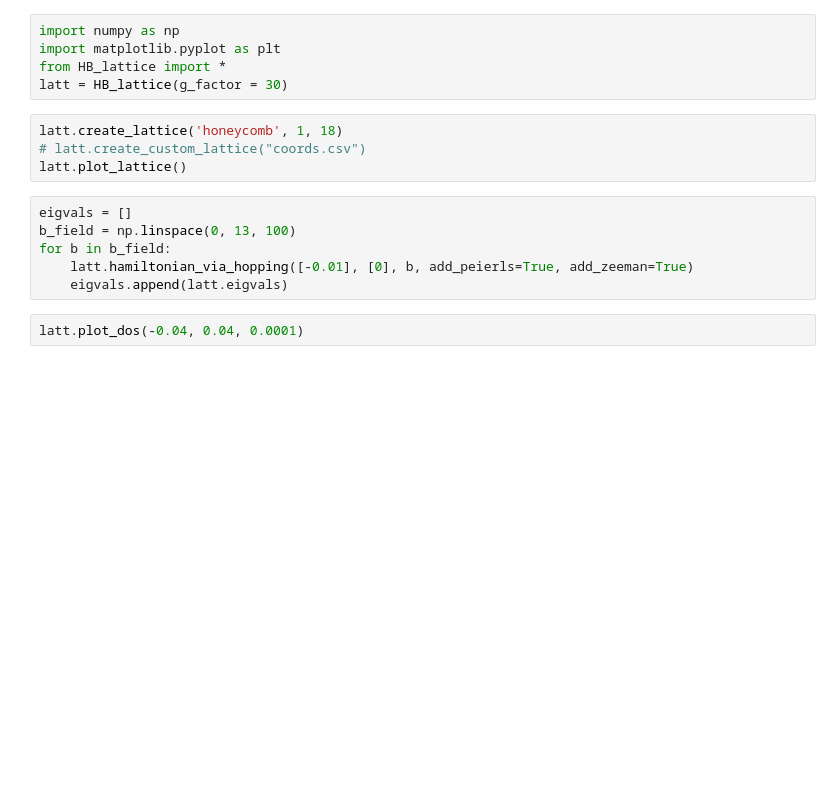
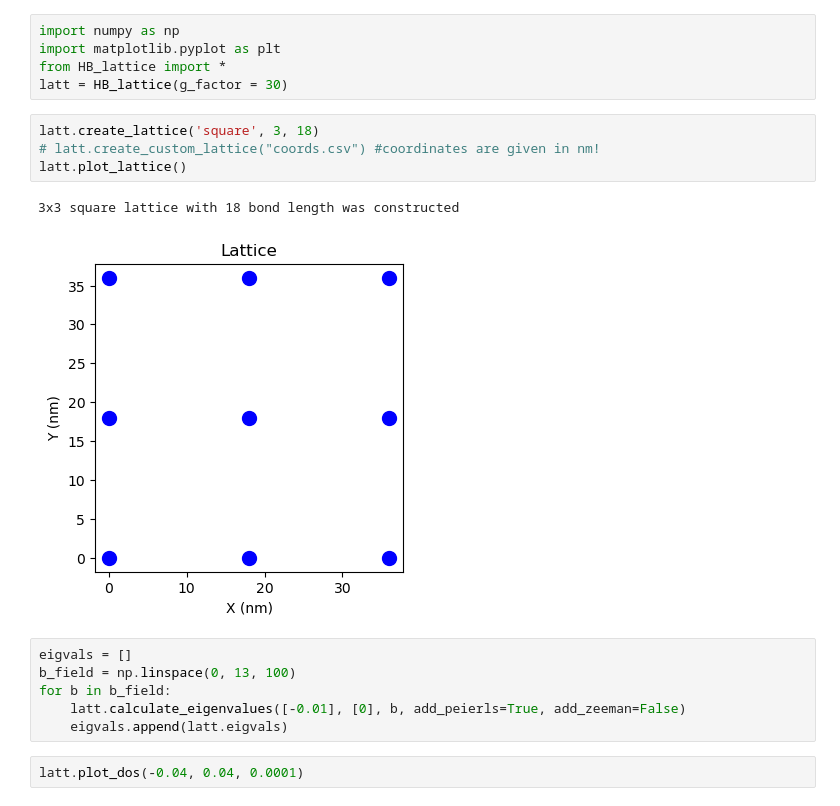
Before and after one commit to danis-b/HB_lattice, a Jupyter notebook: HB_plot.ipynb, the cells around one changed output. Cells and saved outputs as stored; diff of their text form; blank space fills up the shorter version.

```diff
--- a/HB_plot.ipynb
+++ b/HB_plot.ipynb
@@ -4,14 +4,17 @@ import matplotlib.pyplot as plt
 from HB_lattice import *
 latt = HB_lattice(g_factor = 30)
 # %%
-latt.create_lattice('honeycomb', 1, 18)
-# latt.create_custom_lattice("coords.csv")
+latt.create_lattice('square', 3, 18)
+# latt.create_custom_lattice("coords.csv") #coordinates are given in nm!
 latt.plot_lattice()
+# %% [output]
+3x3 square lattice with 18 bond length was constructed
+[figure, added]
 # %%
 eigvals = []
 b_field = np.linspace(0, 13, 100)
 for b in b_field:
-    latt.hamiltonian_via_hopping([-0.01], [0], b, add_peierls=True, add_zeeman=True)
+    latt.calculate_eigenvalues([-0.01], [0], b, add_peierls=True, add_zeeman=False)
     eigvals.append(latt.eigvals)
 # %%
 latt.plot_dos(-0.04, 0.04, 0.0001)
```
Also changed, not shown: parts of 1 cell of this notebook, 2 other files.
